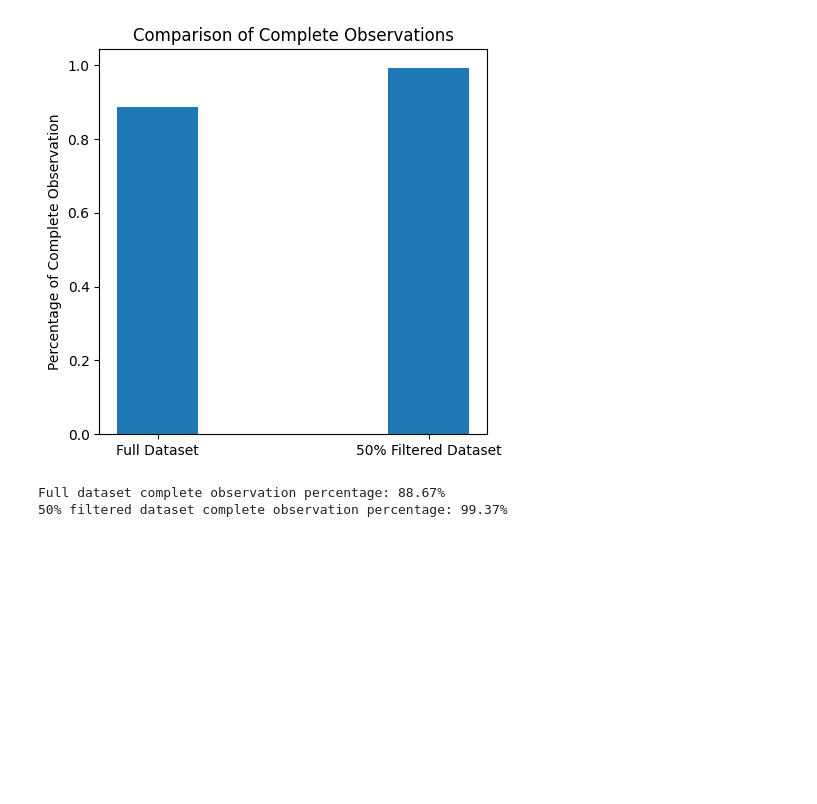
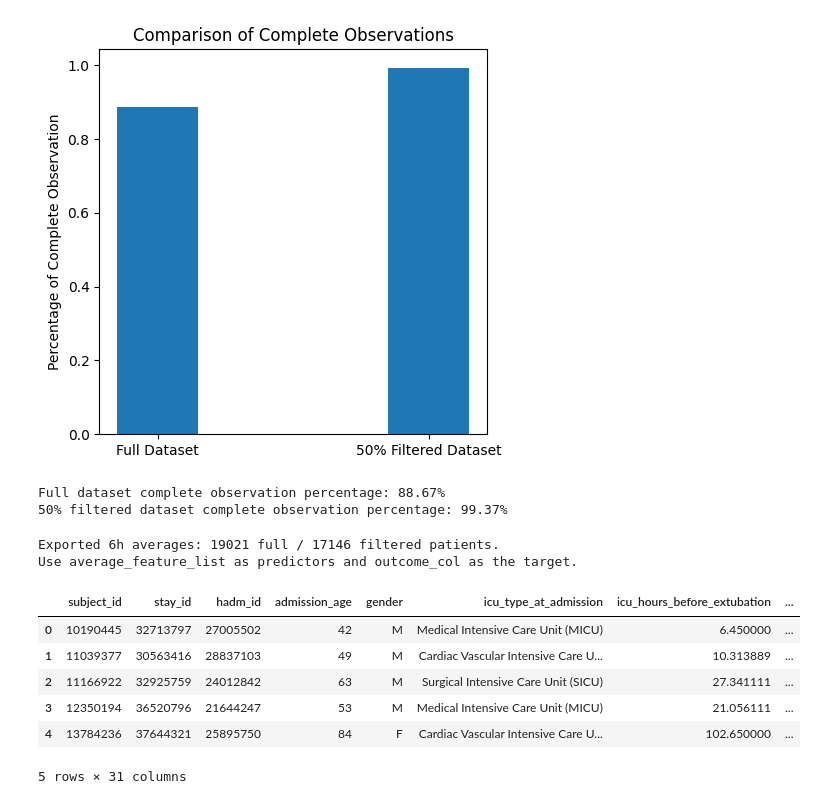
Before and after one commit to Xkpd/comp90089-ml-in-health-group-25, a Jupyter notebook: data/data.ipynb, the cells around one changed output. Saved outputs shown, nothing was run; the diff lists cells and outputs as text; code cells hidden in the pictures; blank space fills up the shorter version.

```diff
--- a/data/report(5).ipynb
+++ b/data/data.ipynb
@@ -512,3 +512,77 @@ print(f"50% filtered dataset complete observation percentage: {clean_filtered_da
 [figure]
 Full dataset complete observation percentage: 88.67%
 50% filtered dataset complete observation percentage: 99.37%
+# %%
+# Direct lookback-window means of extracted observations; no hourly averaging.
+window_suffix = f'mean_{INTERVAL}h'
+window_keys = ['subject_id', 'stay_id']
+ventilator_average_source = ventilator.copy()
+ventilator_average_source['RSBI'] = (
+    ventilator_average_source['respiratory_rate_spontaneous']
+    / (ventilator_average_source['tidal_volume_spontaneous'].where(
+        ventilator_average_source['tidal_volume_spontaneous'] > 0
+    ) / 1000.0)
+)
+average_measurements = combined_features + ['RSBI']
+average_frames = [
+    (vitals, vitals_features),
+    (ventilator_average_source, ventilator_features + ['RSBI']),
+    (blood_gas, blood_gas_features)
+]
+# Reindex to the cohort so a patient with no measurements still has a row.
+average_index = pd.MultiIndex.from_frame(cohort[window_keys])
+window_means = pd.concat([
+    frame.groupby(window_keys)[cols].mean()
+    for frame, cols in average_frames
+], axis=1).reindex(average_index)
+window_means = window_means.rename(columns={
+    col: f'{col}_{window_suffix}' for col in average_measurements
+})
+average_feature_list = static_features + window_means.columns.tolist()
+
+# Explicit metadata/predictor selection avoids exporting future LOS as a predictor.
+average_base_cols = id_cols + static_features + outcomes + secondary_label
+average_full_dataset = cohort[average_base_cols].merge(
+    window_means.reset_index(), on=window_keys, how='inner', validate='one_to_one'
+)
+# Independent eligibility: missing physiological feature means / all feature means.
+# Static context, identifiers and labels do not enter this denominator.
+average_patient_missingness = window_means.isna().mean(axis=1)
+retained_keys = average_patient_missingness.loc[average_patient_missingness <= MISSING].index
+average_filtered_dataset = average_full_dataset.merge(
+    retained_keys.to_frame(index=False),
+    on=window_keys, how='inner', validate='one_to_one'
+)
+
+average_coverage = pd.concat([
+    frame.groupby(window_keys)[cols].count()
+    for frame, cols in average_frames
+], axis=1).reindex(average_index).fillna(0).astype(int)
+average_coverage = average_coverage.rename(columns={
+    col: f'{col}_observed_values_{INTERVAL}h' for col in average_measurements
+}).reset_index()
+average_coverage = average_coverage.merge(
+    average_patient_missingness.rename('average_feature_missingness').reset_index(),
+    on=window_keys, how='left', validate='one_to_one'
+)
+average_coverage['retained_by_missingness_filter'] = (
+    average_coverage['average_feature_missingness'] <= MISSING
+)
+
+average_full_dataset.to_csv(f'average_{INTERVAL}h_full_dataset.csv', index=False)
+average_filtered_dataset.to_csv(f'average_{INTERVAL}h_filtered_dataset.csv', index=False)
+average_coverage.to_csv(f'average_{INTERVAL}h_coverage.csv', index=False)
+print(f'Exported {INTERVAL}h averages: {len(average_full_dataset)} full / '
+      f'{len(average_filtered_dataset)} filtered patients.')
+print('Use average_feature_list as predictors and outcome_col as the target.')
+display(average_filtered_dataset.head())
+# %% [output]
+Exported 6h averages: 19021 full / 17146 filtered patients.
+Use average_feature_list as predictors and outcome_col as the target.
+|  | subject_id | stay_id | hadm_id | admission_age | gender | icu_type_at_admission | icu_hours_before_extubation | ... |
+| 0 | 10190445 | 32713797 | 27005502 | 42 | M | Medical Intensive Care Unit (MICU) | 6.450000 | ... |
+| 1 | 11039377 | 30563416 | 28837103 | 49 | M | Cardiac Vascular Intensive Care U... | 10.313889 | ... |
+| 2 | 11166922 | 32925759 | 24012842 | 63 | M | Surgical Intensive Care Unit (SICU) | 27.341111 | ... |
+| 3 | 12350194 | 36520796 | 21644247 | 53 | M | Medical Intensive Care Unit (MICU) | 21.056111 | ... |
+| 4 | 13784236 | 37644321 | 25895750 | 84 | F | Cardiac Vascular Intensive Care U... | 102.650000 | ... |
+5 rows × 31 columns
```
Also changed, not shown: parts of 5 cells of this notebook.
